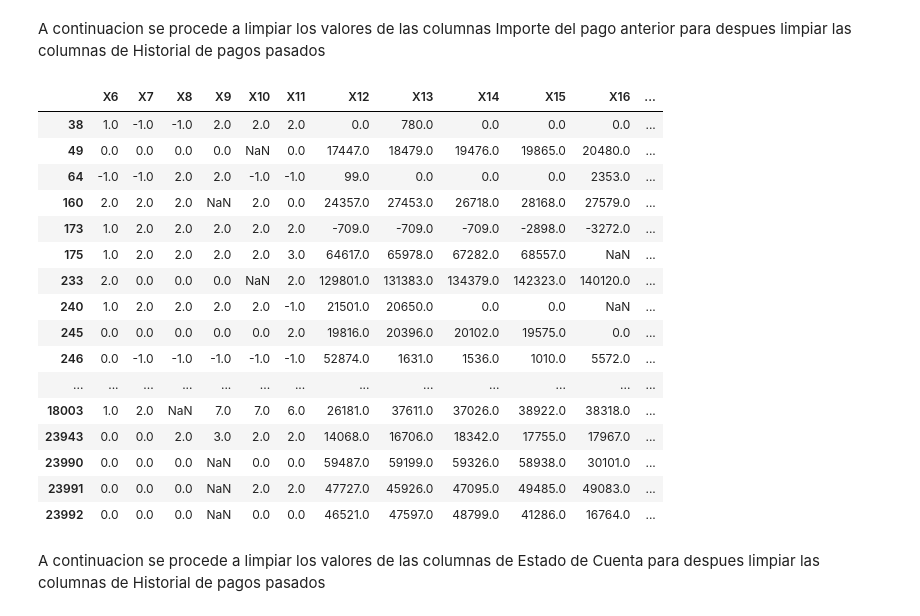
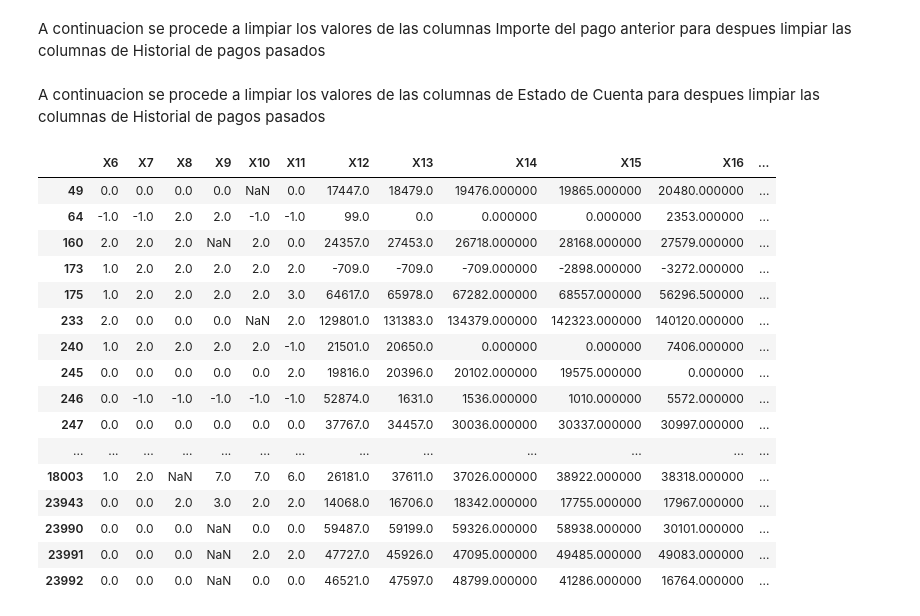
Before and after one commit to PosgradoMNA/actividades-de-aprendizaje-JulioOsvaldoHernandezBucio, a Jupyter notebook: Semana3_Actividad1.ipynb, the cells around one changed output. Saved outputs shown, nothing was run; the diff lists cells and outputs as text; code cells hidden in the pictures.

```diff
--- a/Semana3_Actividad1.ipynb
+++ b/Semana3_Actividad1.ipynb
@@ -132,5 +132,5 @@ Eliminar fila 18, 6227, 6232, 24123, 24365, 29733, 29734, 29735, 29824, 29825, 2
 # %%
-update_df = df.drop([df.index[18], df.index[6227], df.index[6232], df.index[24123], df.index[24365], df.index[29733], df.index[29734], df.index[29735],
+update_df = df.drop([df.index[18], df.index[38], df.index[6227], df.index[6232], df.index[24123], df.index[24365], df.index[29733], df.index[29734], df.index[29735],
                      df.index[29824], df.index[29825], df.index[29832], 29833])
 
 update_df = update_df[update_df.isnull().any(axis=1)]
@@ -182,37 +164,19 @@ for index, row in update_df.iterrows():
       update_df.at[index, column] = mean
 # %%
 update_df.loc[:,'X6': 'X23']
-# %% [output]
-|  | X6 | X7 | X8 | X9 | X10 | X11 | X12 | X13 | X14 | X15 | X16 | ... |
-| 38 | 1.0 | -1.0 | -1.0 | 2.0 | 2.0 | 2.0 | 0.0 | 780.0 | 0.0 | 0.0 | 0.0 | ... |
-| 49 | 0.0 | 0.0 | 0.0 | 0.0 | NaN | 0.0 | 17447.0 | 18479.0 | 19476.0 | 19865.0 | 20480.0 | ... |
-| 64 | -1.0 | -1.0 | 2.0 | 2.0 | -1.0 | -1.0 | 99.0 | 0.0 | 0.0 | 0.0 | 2353.0 | ... |
-| 160 | 2.0 | 2.0 | 2.0 | NaN | 2.0 | 0.0 | 24357.0 | 27453.0 | 26718.0 | 28168.0 | 27579.0 | ... |
-| 173 | 1.0 | 2.0 | 2.0 | 2.0 | 2.0 | 2.0 | -709.0 | -709.0 | -709.0 | -2898.0 | -3272.0 | ... |
-| 175 | 1.0 | 2.0 | 2.0 | 2.0 | 2.0 | 3.0 | 64617.0 | 65978.0 | 67282.0 | 68557.0 | NaN | ... |
-| 233 | 2.0 | 0.0 | 0.0 | 0.0 | NaN | 2.0 | 129801.0 | 131383.0 | 134379.0 | 142323.0 | 140120.0 | ... |
-| 240 | 1.0 | 2.0 | 2.0 | 2.0 | 2.0 | -1.0 | 21501.0 | 20650.0 | 0.0 | 0.0 | NaN | ... |
-| 245 | 0.0 | 0.0 | 0.0 | 0.0 | 0.0 | 2.0 | 19816.0 | 20396.0 | 20102.0 | 19575.0 | 0.0 | ... |
-| 246 | 0.0 | -1.0 | -1.0 | -1.0 | -1.0 | -1.0 | 52874.0 | 1631.0 | 1536.0 | 1010.0 | 5572.0 | ... |
-| ... | ... | ... | ... | ... | ... | ... | ... | ... | ... | ... | ... | ... |
-| 18003 | 1.0 | 2.0 | NaN | 7.0 | 7.0 | 6.0 | 26181.0 | 37611.0 | 37026.0 | 38922.0 | 38318.0 | ... |
-| 23943 | 0.0 | 0.0 | 2.0 | 3.0 | 2.0 | 2.0 | 14068.0 | 16706.0 | 18342.0 | 17755.0 | 17967.0 | ... |
-| 23990 | 0.0 | 0.0 | 0.0 | NaN | 0.0 | 0.0 | 59487.0 | 59199.0 | 59326.0 | 58938.0 | 30101.0 | ... |
-| 23991 | 0.0 | 0.0 | 0.0 | NaN | 2.0 | 2.0 | 47727.0 | 45926.0 | 47095.0 | 49485.0 | 49083.0 | ... |
-| 23992 | 0.0 | 0.0 | 0.0 | NaN | 0.0 | 0.0 | 46521.0 | 47597.0 | 48799.0 | 41286.0 | 16764.0 | ... |
 # %% [markdown]
 A continuacion se procede a limpiar los valores de las columnas de Estado de Cuenta para despues limpiar las columnas de Historial de pagos pasados
 # %%
 for index, row in update_df.iterrows():
   mean = 0
   listColumnsNan = []
-  for column in update_df[['X18', 'X19', 'X20', 'X21', 'X22', 'X23']]:
+  for column in update_df[['X12', 'X13', 'X14', 'X15', 'X16', 'X17']]:
     if(np.isnan(update_df[column][index])):
-      listColumnsNan.append(column) #If row has NAN values on previous payment column we get that column
+      listColumnsNan.append(column) #If row has NAN values on bill statement column we get that column
 
   #If has nan we get the mean of this values so we can replace it
   if(len(listColumnsNan) > 0):
-    for column in update_df[['X18', 'X19', 'X20', 'X21', 'X22', 'X23']]:
+    for column in update_df[['X12', 'X13', 'X14', 'X15', 'X16', 'X17']]:
       if(not np.isnan(update_df[column][index])):
         mean = mean + update_df[column][index]
 
@@ -224,0 +187,20 @@ for index, row in update_df.iterrows():
+# %%
+update_df.loc[:,'X6': 'X23']
+# %% [output]
+|  | X6 | X7 | X8 | X9 | X10 | X11 | X12 | X13 | X14 | X15 | X16 | ... |
+| 49 | 0.0 | 0.0 | 0.0 | 0.0 | NaN | 0.0 | 17447.0 | 18479.0 | 19476.000000 | 19865.000000 | 20480.000000 | ... |
+| 64 | -1.0 | -1.0 | 2.0 | 2.0 | -1.0 | -1.0 | 99.0 | 0.0 | 0.000000 | 0.000000 | 2353.000000 | ... |
+| 160 | 2.0 | 2.0 | 2.0 | NaN | 2.0 | 0.0 | 24357.0 | 27453.0 | 26718.000000 | 28168.000000 | 27579.000000 | ... |
+| 173 | 1.0 | 2.0 | 2.0 | 2.0 | 2.0 | 2.0 | -709.0 | -709.0 | -709.000000 | -2898.000000 | -3272.000000 | ... |
+| 175 | 1.0 | 2.0 | 2.0 | 2.0 | 2.0 | 3.0 | 64617.0 | 65978.0 | 67282.000000 | 68557.000000 | 56296.500000 | ... |
+| 233 | 2.0 | 0.0 | 0.0 | 0.0 | NaN | 2.0 | 129801.0 | 131383.0 | 134379.000000 | 142323.000000 | 140120.000000 | ... |
+| 240 | 1.0 | 2.0 | 2.0 | 2.0 | 2.0 | -1.0 | 21501.0 | 20650.0 | 0.000000 | 0.000000 | 7406.000000 | ... |
+| 245 | 0.0 | 0.0 | 0.0 | 0.0 | 0.0 | 2.0 | 19816.0 | 20396.0 | 20102.000000 | 19575.000000 | 0.000000 | ... |
+| 246 | 0.0 | -1.0 | -1.0 | -1.0 | -1.0 | -1.0 | 52874.0 | 1631.0 | 1536.000000 | 1010.000000 | 5572.000000 | ... |
+| 247 | 0.0 | 0.0 | 0.0 | 0.0 | 0.0 | 0.0 | 37767.0 | 34457.0 | 30036.000000 | 30337.000000 | 30997.000000 | ... |
+| ... | ... | ... | ... | ... | ... | ... | ... | ... | ... | ... | ... | ... |
+| 18003 | 1.0 | 2.0 | NaN | 7.0 | 7.0 | 6.0 | 26181.0 | 37611.0 | 37026.000000 | 38922.000000 | 38318.000000 | ... |
+| 23943 | 0.0 | 0.0 | 2.0 | 3.0 | 2.0 | 2.0 | 14068.0 | 16706.0 | 18342.000000 | 17755.000000 | 17967.000000 | ... |
+| 23990 | 0.0 | 0.0 | 0.0 | NaN | 0.0 | 0.0 | 59487.0 | 59199.0 | 59326.000000 | 58938.000000 | 30101.000000 | ... |
+| 23991 | 0.0 | 0.0 | 0.0 | NaN | 2.0 | 2.0 | 47727.0 | 45926.0 | 47095.000000 | 49485.000000 | 49083.000000 | ... |
+| 23992 | 0.0 | 0.0 | 0.0 | NaN | 0.0 | 0.0 | 46521.0 | 47597.0 | 48799.000000 | 41286.000000 | 16764.000000 | ... |
```
Also changed, not shown: parts of 5 cells of this notebook.
